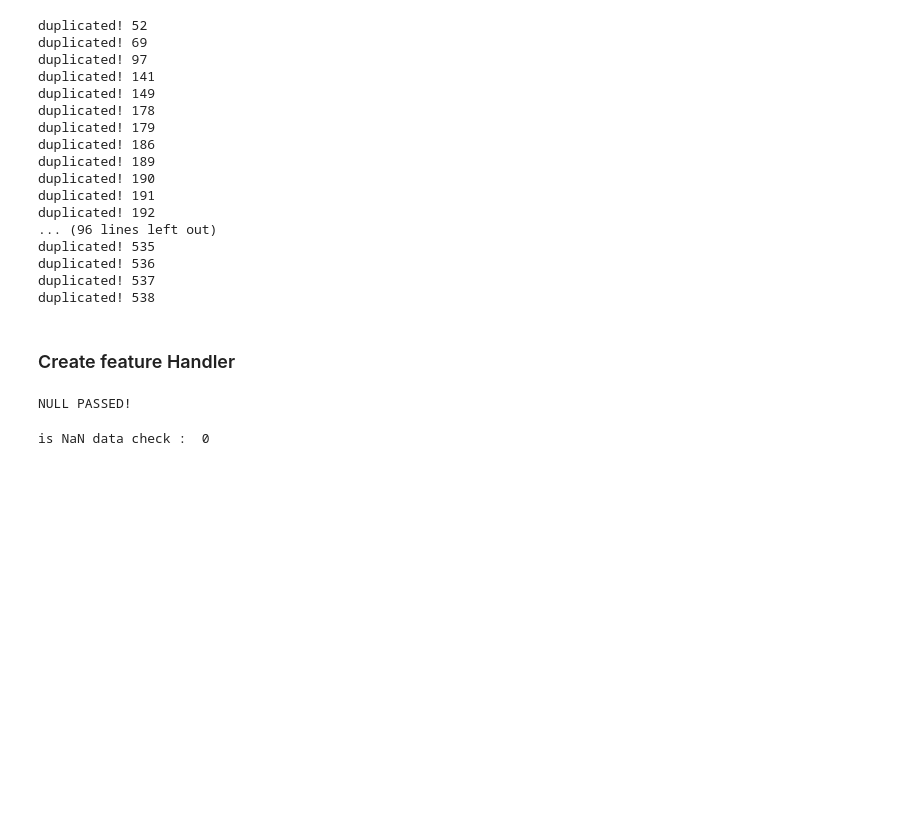
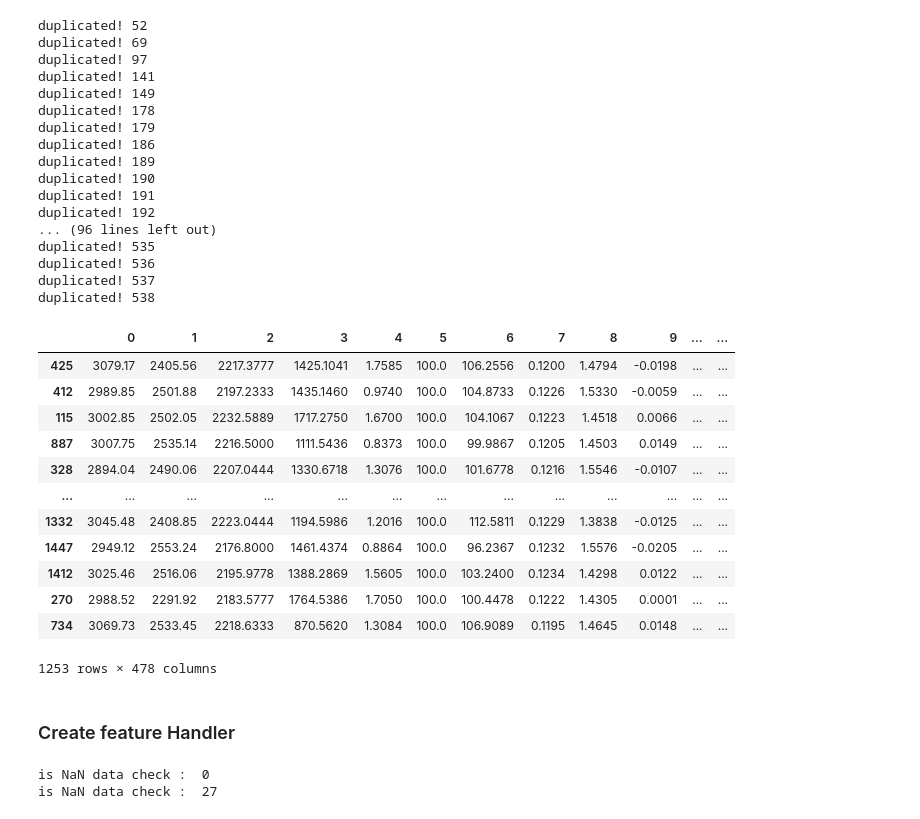
Before and after one commit to simmonspark/-, a Jupyter notebook: lab2/lab2.ipynb, the cells around one changed output. Drawn from its saved outputs; the diff is of its cells as text; code cells hidden in the pictures; blank space fills up the shorter version.

```diff
--- a/lab2/lab2.ipynb
+++ b/lab2/lab2.ipynb
@@ -73,3 +66,5 @@ df.describe()
 | 75% | 3056.650000 | 2538.822500 | 2218.055500 | 1591.223500 | 1.525700 | 100.0 | 104.586700 | 0.123800 | 1.516900 | 0.008400 | ... | ... |
 | max | 3356.350000 | 2846.440000 | 2315.266700 | 3715.041700 | 1114.536600 | 100.0 | 129.252200 | 0.128600 | 1.656400 | 0.074900 | ... | ... |
 8 rows × 591 columns
+# %%
+df = df.dropna(thresh=1)  # 최소 2개의 유효 값이 있어야 삭제되지 않음
@@ -98,9 +110,11 @@ def DuplicatedHandler(df: pd.DataFrame):
 df = DuplicatedHandler(df)
 feature = df.drop('Pass/Fail', axis=1)
 target = df['Pass/Fail']
+X_train, X_test, y_train, y_test = train_test_split(feature, target, \
+                                                    test_size=0.2, random_state=11, stratify=target)
 
-X_train, X_test, y_train, y_test = train_test_split(feature, target, \
-                                                    test_size=0.2, random_state=11, stratify=target,shuffle=True)
+X_train, X_test, y_train, y_test = pd.DataFrame(X_train), pd.DataFrame(X_test), pd.DataFrame(y_train), pd.DataFrame(
+    y_test)
 # %% [output]
 duplicated! 52
 duplicated! 69
@@ -119,36 +133,21 @@ duplicated! 535
 duplicated! 536
 duplicated! 537
 duplicated! 538
+# %%
+X_train
+# %% [output]
+|  | 0 | 1 | 2 | 3 | 4 | 5 | 6 | 7 | 8 | 9 | ... | ... |
+| 425 | 3079.17 | 2405.56 | 2217.3777 | 1425.1041 | 1.7585 | 100.0 | 106.2556 | 0.1200 | 1.4794 | -0.0198 | ... | ... |
+| 412 | 2989.85 | 2501.88 | 2197.2333 | 1435.1460 | 0.9740 | 100.0 | 104.8733 | 0.1226 | 1.5330 | -0.0059 | ... | ... |
+| 115 | 3002.85 | 2502.05 | 2232.5889 | 1717.2750 | 1.6700 | 100.0 | 104.1067 | 0.1223 | 1.4518 | 0.0066 | ... | ... |
+| 887 | 3007.75 | 2535.14 | 2216.5000 | 1111.5436 | 0.8373 | 100.0 | 99.9867 | 0.1205 | 1.4503 | 0.0149 | ... | ... |
+| 328 | 2894.04 | 2490.06 | 2207.0444 | 1330.6718 | 1.3076 | 100.0 | 101.6778 | 0.1216 | 1.5546 | -0.0107 | ... | ... |
+| ... | ... | ... | ... | ... | ... | ... | ... | ... | ... | ... | ... | ... |
+| 1332 | 3045.48 | 2408.85 | 2223.0444 | 1194.5986 | 1.2016 | 100.0 | 112.5811 | 0.1229 | 1.3838 | -0.0125 | ... | ... |
+| 1447 | 2949.12 | 2553.24 | 2176.8000 | 1461.4374 | 0.8864 | 100.0 | 96.2367 | 0.1232 | 1.5576 | -0.0205 | ... | ... |
+| 1412 | 3025.46 | 2516.06 | 2195.9778 | 1388.2869 | 1.5605 | 100.0 | 103.2400 | 0.1234 | 1.4298 | 0.0122 | ... | ... |
+| 270 | 2988.52 | 2291.92 | 2183.5777 | 1764.5386 | 1.7050 | 100.0 | 100.4478 | 0.1222 | 1.4305 | 0.0001 | ... | ... |
+| 734 | 3069.73 | 2533.45 | 2218.6333 | 870.5620 | 1.3084 | 100.0 | 106.9089 | 0.1195 | 1.4645 | 0.0148 | ... | ... |
+1253 rows × 478 columns
 # %% [markdown]
 ### Create feature Handler
-# %%
-
-def NullHandler(train, test):
-    features = iter(train.columns)
-    for fe in features:
-        if train[str(fe)].isnull().sum() != 0:
-            train[str(fe)] = train[str(fe)].fillna(np.mean(train[str(fe)]))
-            test[str(fe)] = test[str(fe)].fillna(np.mean(train[str(fe)]))
-    assert train.isnull().sum().sum() == 0
-    print('NULL PASSED!\n')
-    return train, test
-
-
-def Norm(train, test):
-    numeric_features = train.columns[:-1]
-    for feature in numeric_features:
-        sk = StandardScaler()
-        train[feature] = sk.fit_transform(train[[feature]])
-        test[feature] = sk.transform(test[[feature]])
-    return train, test
-
-
-def DataHandler(train, test):
-    train, test = NullHandler(train, test)
-    train, test = Norm(train, test)
-    return train, test
-
-
-X_train,X_test = DataHandler(X_train,X_test)
-# %% [output]
-NULL PASSED!
@@ -155,4 +234,6 @@ NULL PASSED!
 # %%
 print('is NaN data check : ', X_train.isna().sum().sum())
+print('is NaN data check : ', X_test.isna().sum().sum())
 # %% [output]
 is NaN data check :  0
+is NaN data check :  27
```
Also changed, not shown: parts of 29 cells of this notebook, 2 other files.
